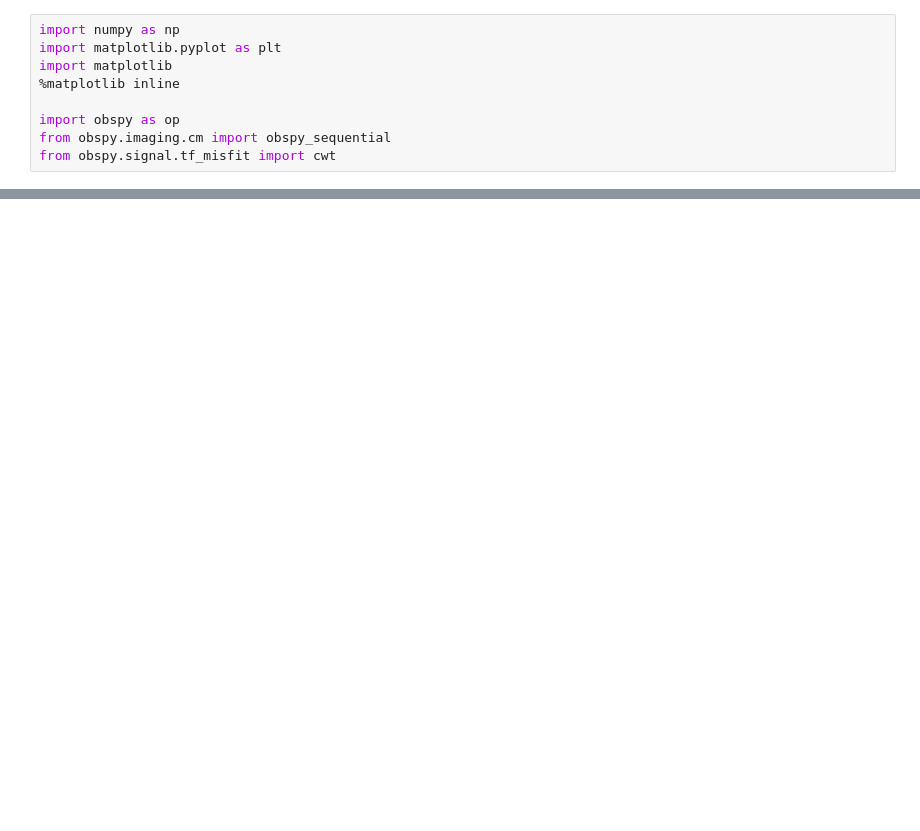
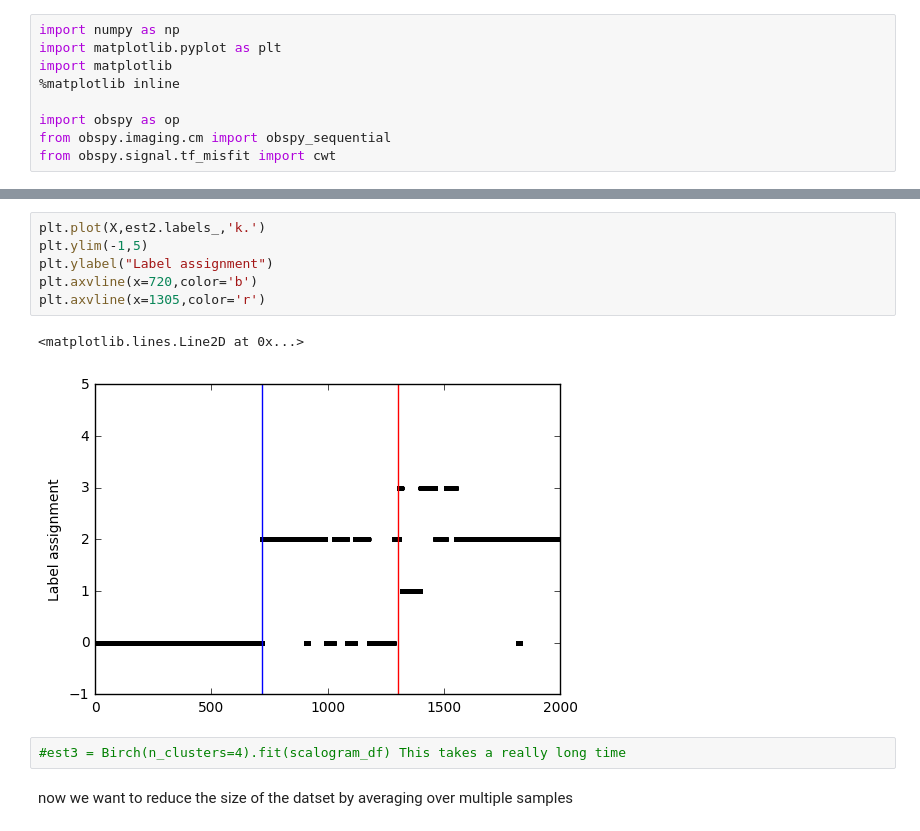
Before and after one commit to rmartinshort/DataFetch, a Jupyter notebook: wavelet.ipynb, the cells around one changed output, grey strips where cells are left out. Drawn from its saved outputs; the diff is of its cells as text; blank space fills up the shorter version.

```diff
--- a/wavelet.ipynb
+++ b/wavelet.ipynb
@@ -44,0 +109,13 @@ plt.show()
+# %%
+plt.plot(X,est2.labels_,'k.')
+plt.ylim(-1,5)
+plt.ylabel("Label assignment")
+plt.axvline(x=720,color='b')
+plt.axvline(x=1305,color='r')
+# %% [output]
+<matplotlib.lines.Line2D at 0x...>
+[figure, added]
+# %%
+#est3 = Birch(n_clusters=4).fit(scalogram_df) This takes a really long time
+# %% [markdown]
+now we want to reduce the size of the datset by averaging over multiple samples
```
Also changed, not shown: parts of 40 cells of this notebook, 2 other files.
